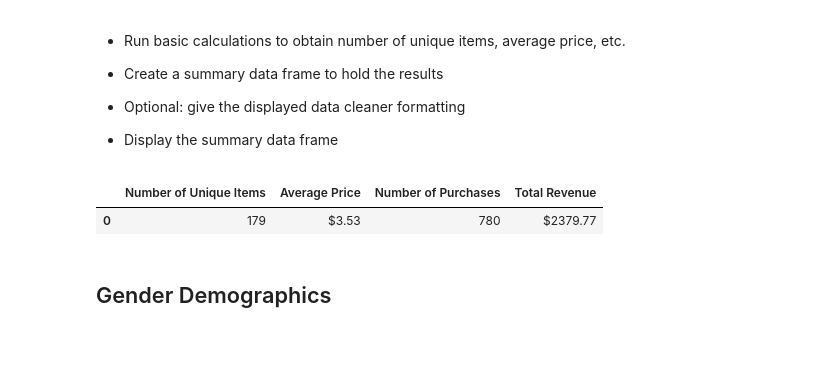
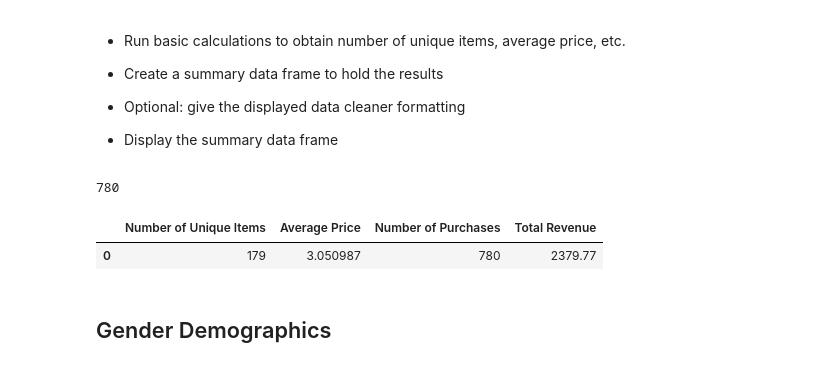
Before and after one commit to jogirob/pandas-challenge, a Jupyter notebook: HeroesofPymoli/HeroesOfPymoli_starter.ipynb, the cells around one changed output. Drawn from its saved outputs; the diff is of its cells as text; code cells hidden in the pictures.

```diff
--- a/HeroesofPymoli/HeroesOfPymoli_starter.ipynb
+++ b/HeroesofPymoli/HeroesOfPymoli_starter.ipynb
@@ -54,34 +57,38 @@ player_count
 * Display the summary data frame
 # %%
 # Look up unique items
-unique_items = purchase_data['Item Name'].value_counts()
+unique_items = purchase_data['Item Name'].nunique()
 # 179 unique items
 
 # Look up average price
-average_price = purchase_data['Price'].mean
-# Average price is $3.53
+average_price = purchase_data['Price'].mean()
+# Average price is $3.05
 
 # Look up total purchases
-total_purchases = purchase_data.count()
+total_purchases = purchase_data['Purchase ID'].count()
 # 780 total purchases
 
 # Add up total purchases
 total_price = purchase_data['Price'].sum()
 # $2379.77 total
+
+total_purchases
+# %% [output]
+780
 # %%
 # Display formatted data
 purchase_analysis = pd.DataFrame(
-    {"Number of Unique Items":["179"],
-     "Average Price":["$3.53"],
-     "Number of Purchases":["780"],
-     "Total Revenue":["$2379.77"]
+    {"Number of Unique Items":[unique_items],
+     "Average Price":[average_price],
+     "Number of Purchases":[total_purchases],
+     "Total Revenue":[total_price]
      }
 )
 
 purchase_analysis
 # %% [output]
 |  | Number of Unique Items | Average Price | Number of Purchases | Total Revenue |
-| 0 | 179 | $3.53 | 780 | $2379.77 |
+| 0 | 179 | 3.050987 | 780 | 2379.77 |
 # %% [markdown]
 ## Gender Demographics
 # %% [markdown]
```
Also changed, not shown: parts of 5 cells of this notebook.
